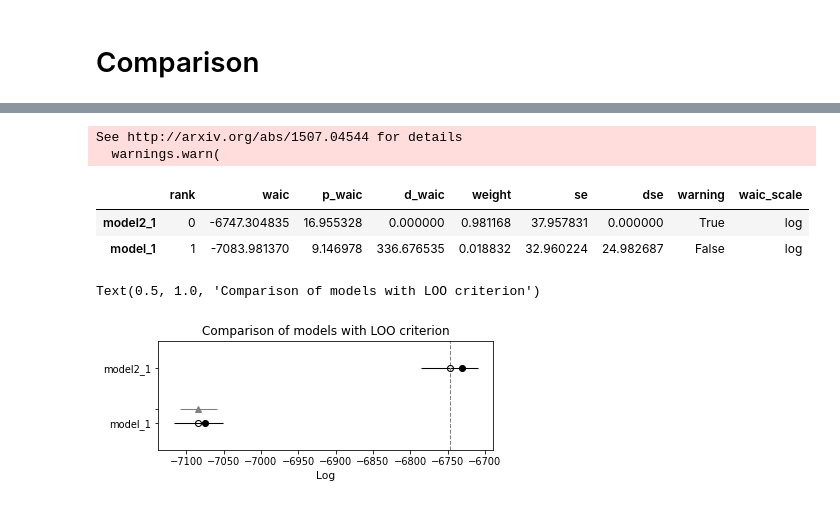
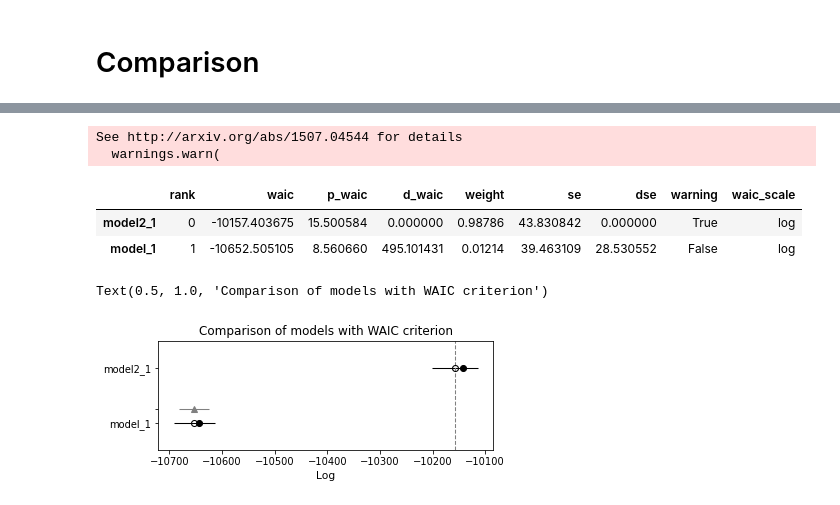
Before and after one commit to justynagibas/data_analytics_project, a Jupyter notebook: basic_model.ipynb, the cells around one changed output, grey strips where cells are left out. Saved outputs shown, nothing was run; the diff lists cells and outputs as text; code cells hidden in the pictures.

```diff
--- a/basic_model.ipynb
+++ b/basic_model.ipynb
@@ -9,39 +9,21 @@ import scipy.stats as stats
 import matplotlib.pyplot as plt
 import pandas as pd
 # %%
+# load data
 df = pd.read_csv('delivery_time_data.csv', delimiter=';', decimal=',')
 
-df = df[df["Road distances [km]"] < 17.5]
+df = df[df["Road distances [km]"] < 20]
 
-# display(df.describe())
+# TEMP: only for testing plots and functions
+train_df = pd.DataFrame(df.iloc[:1000, :])
 
-train_df = pd.DataFrame(df.iloc[:3000, :])
 # normalized distance
 train_df["Normalized distances"] = (train_df["Road distances [km]"] - train_df["Road distances [km]"].mean()) / train_df["Road distances [km]"].std()
 
-# normalized distance
+# normalized meal preparation time
 train_df["Normalized mealprep"] = (train_df["Meal_preparation_time"] - train_df["Meal_preparation_time"].mean()) / train_df["Meal_preparation_time"].std()
 
-# train_df = train_df[train_df["Mean speed"] < 1.7]
-plt.hist(train_df["Normalized distances"], bins=20)
-plt.title("Normalized distances")
-plt.show()
-
-plt.hist(train_df["Normalized mealprep"], bins=20)
-plt.title("Normalized meal preparation time")
-plt.show()
-
-print(train_df["Road distances [km]"].mean())
-print(train_df["Time_taken(min)"].mean())
-
-# display(train_df["Road_traffic_density"].value_counts())
-# plt.title("Count of density type")
-# plt.show()
-
-# train_df["Mean speed"].describe()
-# train_df["Time_taken(min)"].describe()
-# train_df.head()
-
+# map categorical traffic density to numbers
 road_density_map = {'Jam ':1, 'High ':2, 'Medium ':3, 'Low ':4}
 
 train_df["Road_traffic_density"] = train_df["Road_traffic_density"].apply(lambda x: road_density_map[x])
@@ -597,16 +505,16 @@ Text(0.5, 1.0, 'Comparison of models with LOO criterion')
 # %%
 compare_dict = {"model_1": model1_az, "model2_1": model2_az}
 
 loo_diff = az.compare(compare_dict=compare_dict, ic="waic")
 display(loo_diff)
 
 ax = az.plot_compare(loo_diff)
-ax.set_title("Comparison of models with LOO criterion")
+ax.set_title("Comparison of models with WAIC criterion")
 # %% [output]
 See http://arxiv.org/abs/1507.04544 for details
   warnings.warn(
 |  | rank | waic | p_waic | d_waic | weight | se | dse | warning | waic_scale |
-| model2_1 | 0 | -6747.304835 | 16.955328 | 0.000000 | 0.981168 | 37.957831 | 0.000000 | True | log |
-| model_1 | 1 | -7083.981370 | 9.146978 | 336.676535 | 0.018832 | 32.960224 | 24.982687 | False | log |
+| model2_1 | 0 | -10157.403675 | 15.500584 | 0.000000 | 0.98786 | 43.830842 | 0.000000 | True | log |
+| model_1 | 1 | -10652.505105 | 8.560660 | 495.101431 | 0.01214 | 39.463109 | 28.530552 | False | log |
-Text(0.5, 1.0, 'Comparison of models with LOO criterion')
+Text(0.5, 1.0, 'Comparison of models with WAIC criterion')
-[figure, old version]
+[figure, new version]
```
Also changed, not shown: parts of 12 cells of this notebook.
